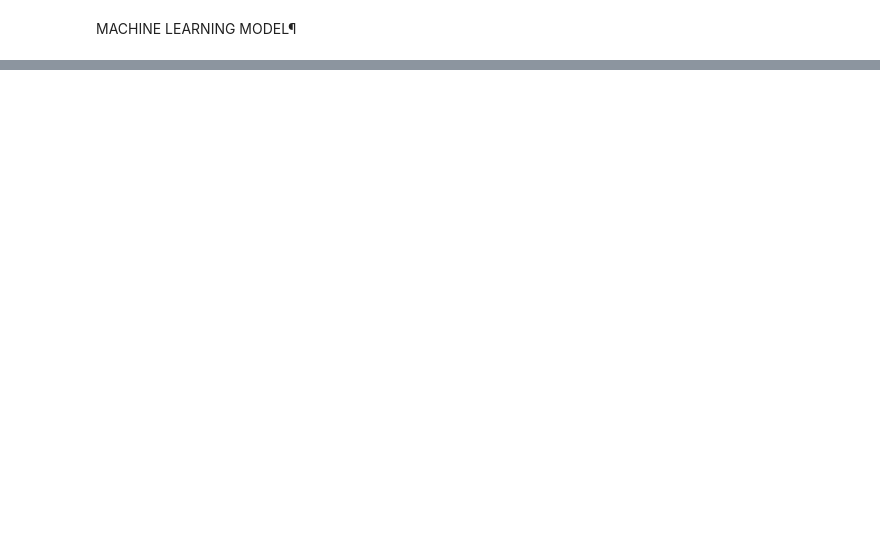
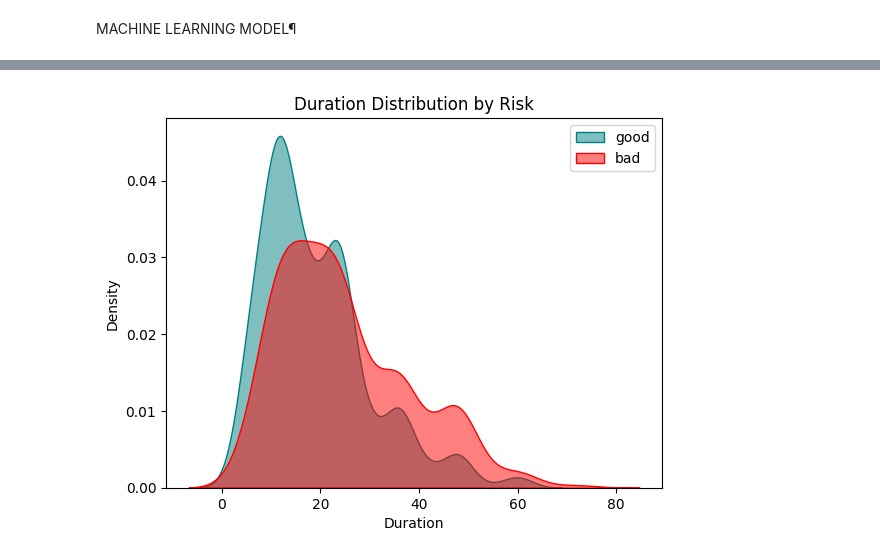
Before and after one commit to alrzJml/credit_presentation, a Jupyter notebook: d3/code.ipynb, the cells around one changed output, grey strips where cells are left out. Drawn from its saved outputs; the diff is of its cells as text; code cells hidden in the pictures; blank space fills up the shorter version.

```diff
--- a/d3/code.ipynb
+++ b/d3/code.ipynb
@@ -546,0 +617,20 @@ Please also refer to the documentation for alternative solver options:
+# %%
+good = df[df['Risk'] == 'good']
+bad = df[df['Risk'] == 'bad']
+# %%
+# Plot the 'good' age distribution in green with opacity (alpha) set to 0.5
+sns.kdeplot(good['Duration'], color='teal', alpha=0.5, label='good', shade=True)
+
+# Plot the 'bad' age distribution in red with opacity (alpha) set to 0.5
+sns.kdeplot(bad['Duration'], color='red', alpha=0.5, label='bad', shade=True)
+
+# Customize the plot
+plt.xlabel('Duration')
+plt.ylabel('Density')
+plt.title('Duration Distribution by Risk')
+plt.legend()
+
+# Show the plot
+plt.show()
+# %% [output]
+[figure, added]
```
Also changed, not shown: parts of 41 cells of this notebook, 8 other files.
